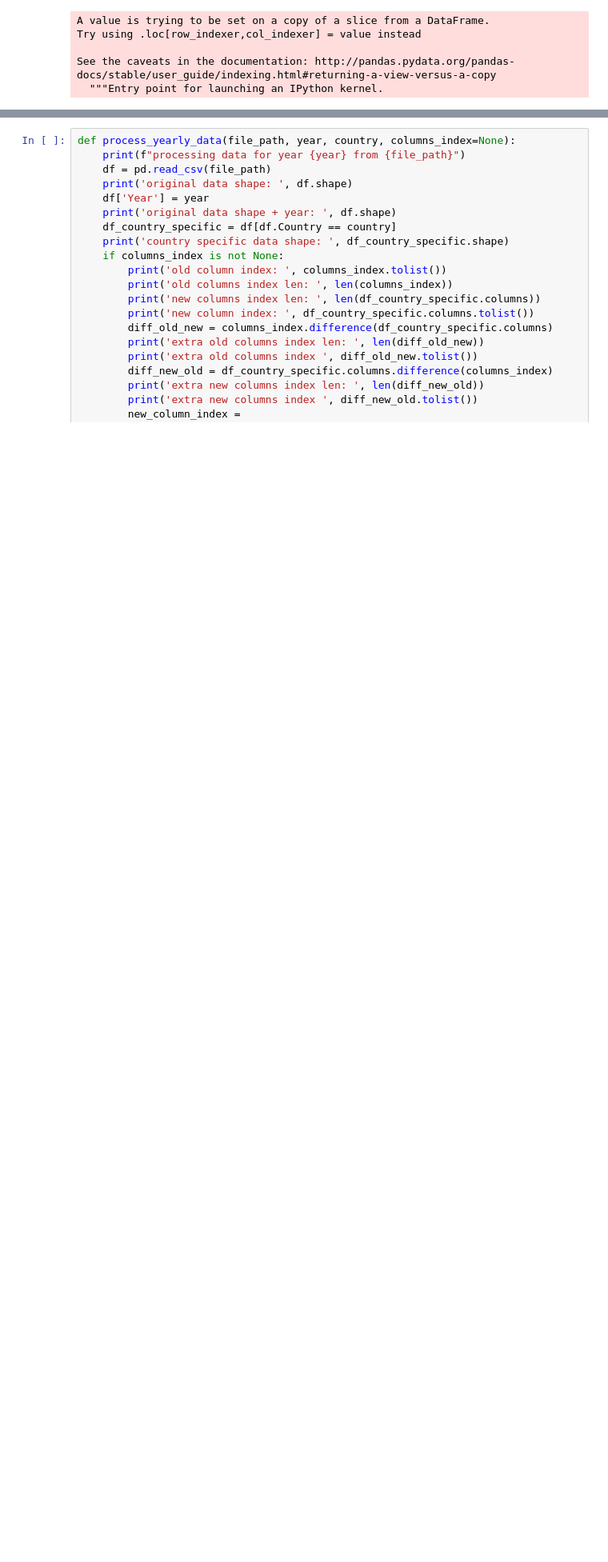
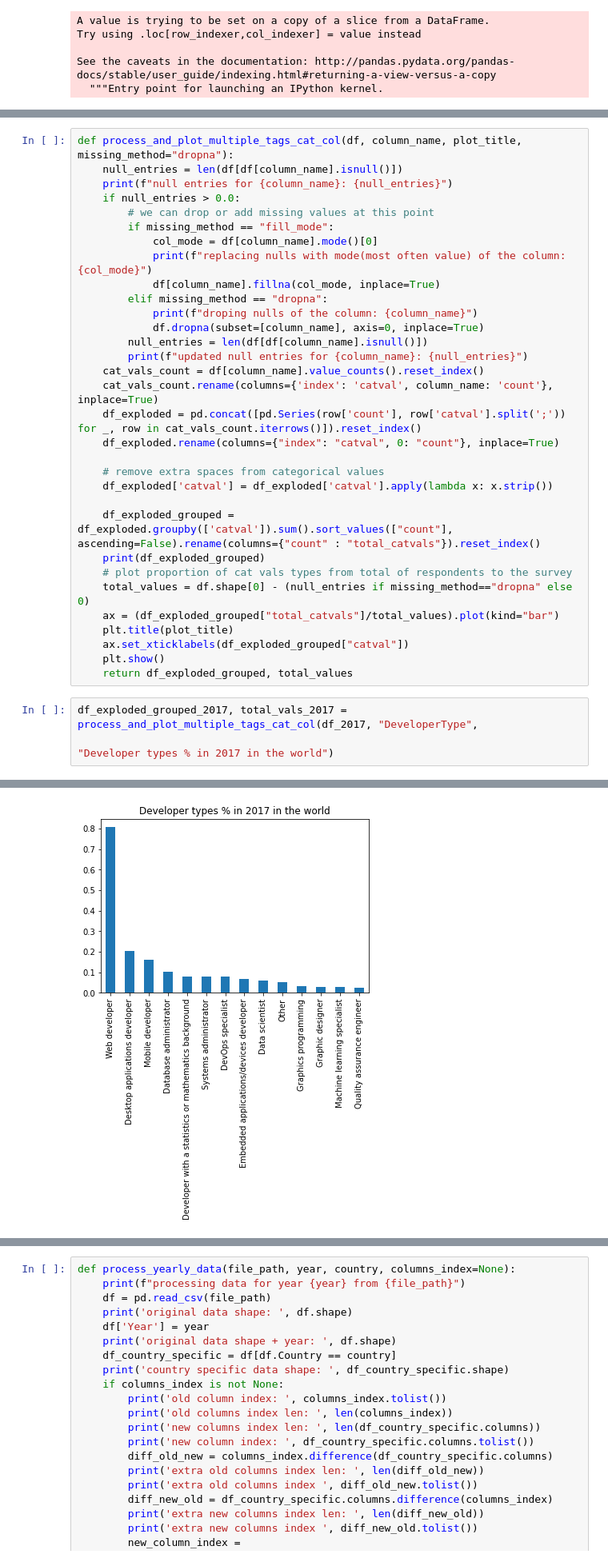
Before and after one commit to ju0gri/so-survey-data-analysis, a Jupyter notebook: project1_solution.ipynb, the cells around one changed output, grey strips where cells are left out. Shown at 80% size. Cells and saved outputs as stored; diff of their text form; blank space fills up the shorter version.

Commit message:
Add categorical data processing and comparing
Signed-off-by: Ioana Grigoropol <ioana.grigoropol@gmail.com>

```diff
--- a/project1_solution.ipynb
+++ b/project1_solution.ipynb
@@ -127,0 +132,36 @@ See the caveats in the documentation: http://pandas.pydata.org/pandas-docs/stabl
+# %%
+def process_and_plot_multiple_tags_cat_col(df, column_name, plot_title, missing_method="dropna"):
+    null_entries = len(df[df[column_name].isnull()])
+    print(f"null entries for {column_name}: {null_entries}")
+    if null_entries > 0.0:
+        # we can drop or add missing values at this point
+        if missing_method == "fill_mode":
+            col_mode = df[column_name].mode()[0]
+            print(f"replacing nulls with mode(most often value) of the column: {col_mode}")
+            df[column_name].fillna(col_mode, inplace=True)
+        elif missing_method == "dropna":
+            print(f"droping nulls of the column: {column_name}")
+            df.dropna(subset=[column_name], axis=0, inplace=True)
+        null_entries = len(df[df[column_name].isnull()])
+        print(f"updated null entries for {column_name}: {null_entries}")
+    cat_vals_count = df[column_name].value_counts().reset_index()
+    cat_vals_count.rename(columns={'index': 'catval', column_name: 'count'}, inplace=True)
+    df_exploded = pd.concat([pd.Series(row['count'], row['catval'].split(';')) for _, row in cat_vals_count.iterrows()]).reset_index()
+    df_exploded.rename(columns={"index": "catval", 0: "count"}, inplace=True)
+
+    # remove extra spaces from categorical values
+    df_exploded['catval'] = df_exploded['catval'].apply(lambda x: x.strip())
+
+    df_exploded_grouped = df_exploded.groupby(['catval']).sum().sort_values(["count"], ascending=False).rename(columns={"count" : "total_catvals"}).reset_index()
+    print(df_exploded_grouped)
+    # plot proportion of cat vals types from total of respondents to the survey
+    total_values = df.shape[0] - (null_entries if missing_method=="dropna" else 0)
+    ax = (df_exploded_grouped["total_catvals"]/total_values).plot(kind="bar")
+    plt.title(plot_title)
+    ax.set_xticklabels(df_exploded_grouped["catval"])
+    plt.show()
+    return df_exploded_grouped, total_values
+# %%
+df_exploded_grouped_2017, total_vals_2017 = process_and_plot_multiple_tags_cat_col(df_2017, "DeveloperType",
+                                                                                   "Developer types % in 2017 in the world")
+# %% [output]
@@ -127,0 +184 @@ See the caveats in the documentation: http://pandas.pydata.org/pandas-docs/stabl
+[figure, added]
```
Also changed, not shown: parts of 42 cells of this notebook.
